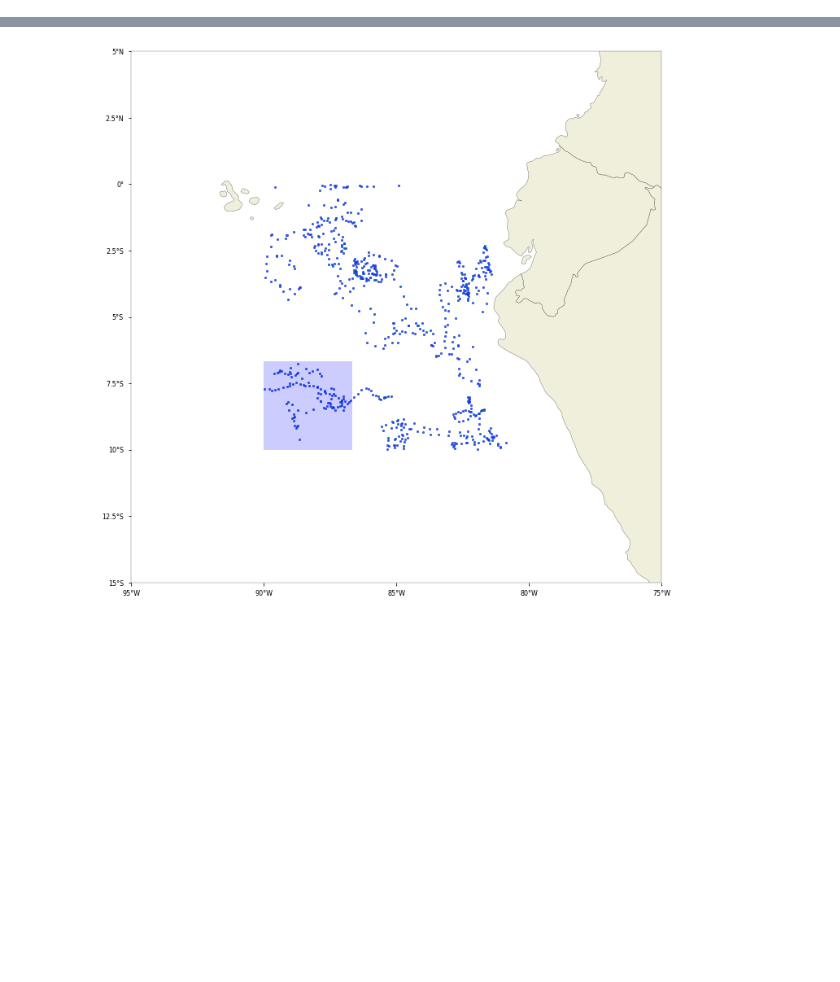
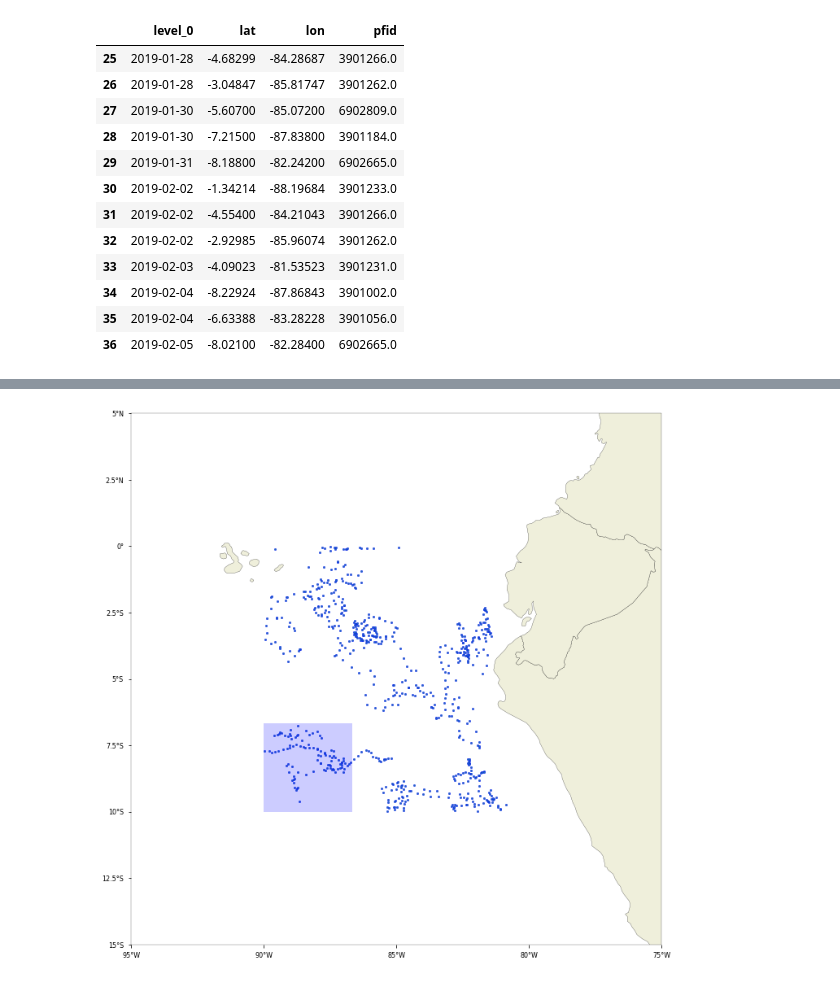
Before and after one commit to griverat/argo, a Jupyter notebook: Notebooks/argo_nino12_hist.ipynb, the cells around one changed output, grey strips where cells are left out. Cells and saved outputs as stored; diff of their text form; code cells hidden in the pictures; blank space fills up the shorter version.

```diff
--- a/Notebooks/argo_nino12_hist.ipynb
+++ b/Notebooks/argo_nino12_hist.ipynb
@@ -31,0 +33,18 @@ ninodf.head()
+# %%
+data = ninodf.reset_index()
+data = data.iloc[np.where(np.datetime64(datetime.date.today())-data['level_0']<np.timedelta64(10,'D'))]
+data
+# %% [output]
+|  | level_0 | lat | lon | pfid |
+| 25 | 2019-01-28 | -4.68299 | -84.28687 | 3901266.0 |
+| 26 | 2019-01-28 | -3.04847 | -85.81747 | 3901262.0 |
+| 27 | 2019-01-30 | -5.60700 | -85.07200 | 6902809.0 |
+| 28 | 2019-01-30 | -7.21500 | -87.83800 | 3901184.0 |
+| 29 | 2019-01-31 | -8.18800 | -82.24200 | 6902665.0 |
+| 30 | 2019-02-02 | -1.34214 | -88.19684 | 3901233.0 |
+| 31 | 2019-02-02 | -4.55400 | -84.21043 | 3901266.0 |
+| 32 | 2019-02-02 | -2.92985 | -85.96074 | 3901262.0 |
+| 33 | 2019-02-03 | -4.09023 | -81.53523 | 3901231.0 |
+| 34 | 2019-02-04 | -8.22924 | -87.86843 | 3901002.0 |
+| 35 | 2019-02-04 | -6.63388 | -83.28228 | 3901056.0 |
+| 36 | 2019-02-05 | -8.02100 | -82.28400 | 6902665.0 |
```
Also changed, not shown: parts of 3 cells of this notebook.
